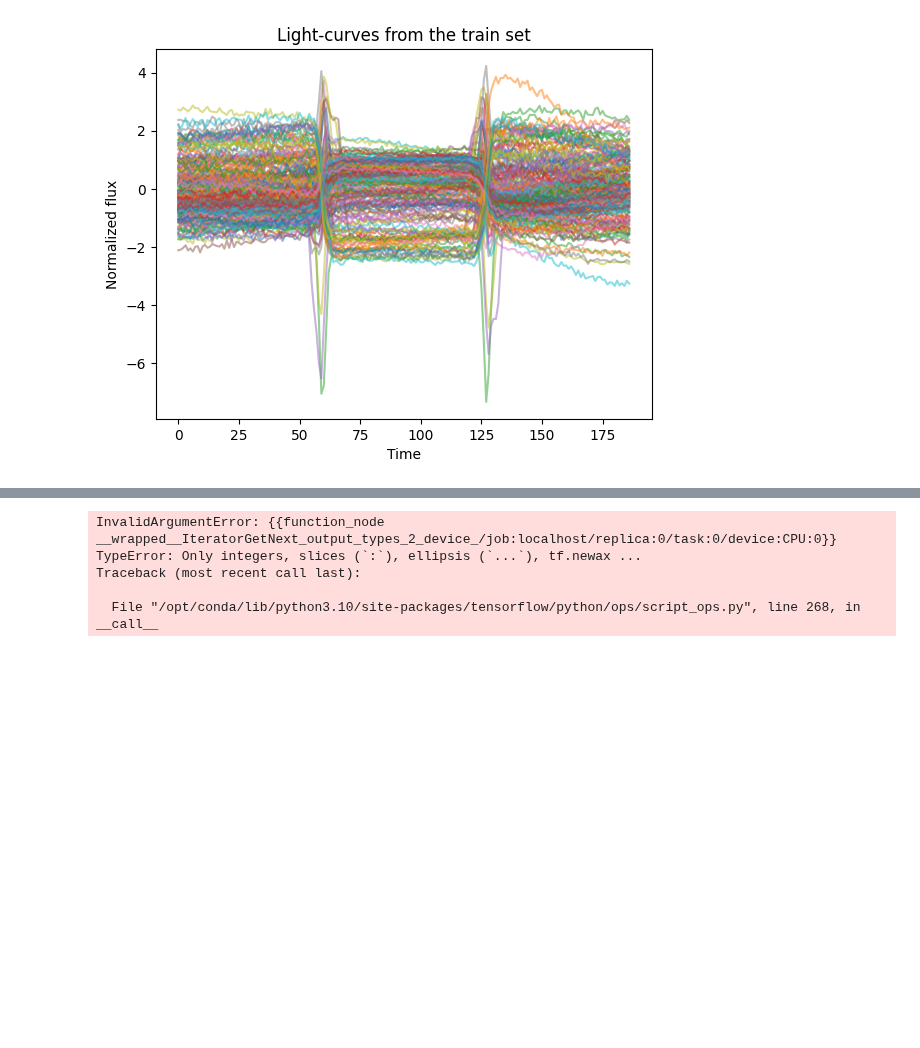
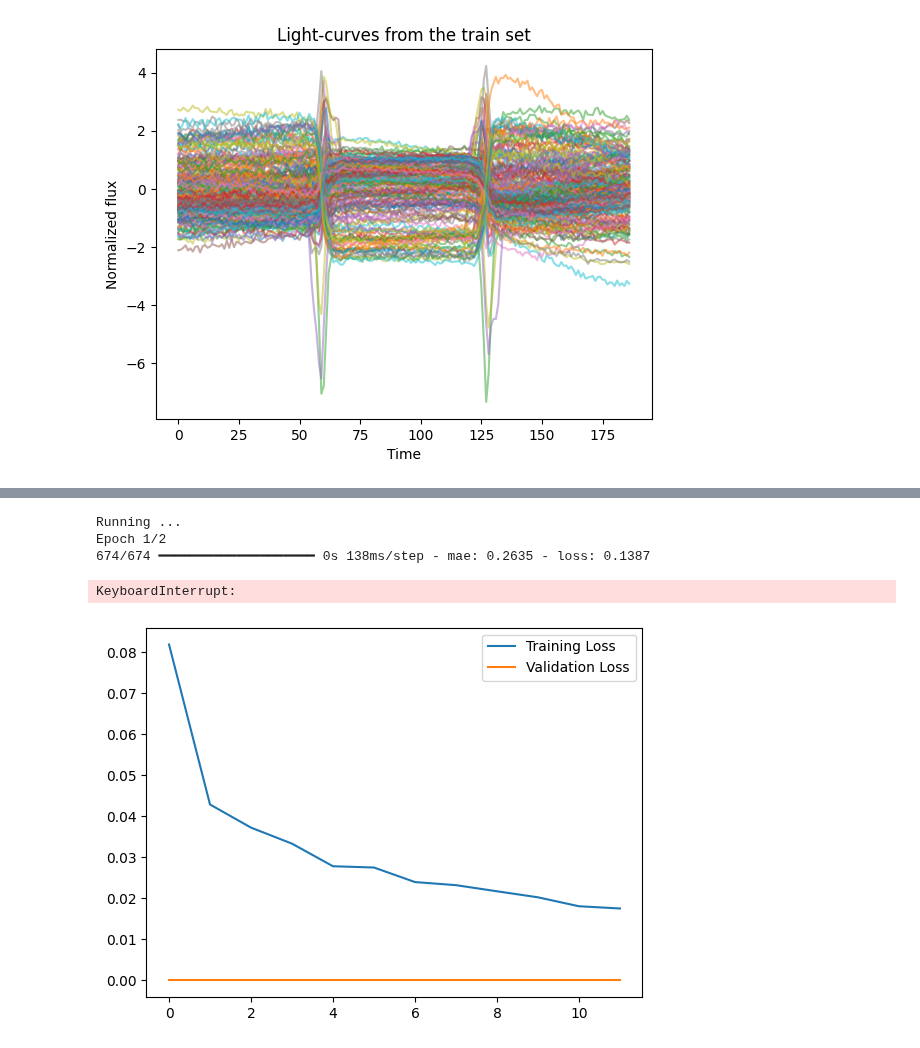
Before and after one commit to CedrickArmel/neurips_adc, a Jupyter notebook: 06-cay-neurips-main-kaggle-notebook.ipynb, the cells around one changed output, grey strips where cells are left out. Drawn from its saved outputs; the diff is of its cells as text; code cells hidden in the pictures; blank space fills up the shorter version.

```diff
--- a/06-cay-neurips-main-kaggle-notebook.ipynb
+++ b/06-cay-neurips-main-kaggle-notebook.ipynb
@@ -163,0 +191,3 @@ fit_mean_dataset_test = tf.data.Dataset.from_tensor_slices(
+# %%
+for e in raw_dataset.take(1):
+    ex = e
@@ -295,0 +335,26 @@ class FitMeanModel(tf.keras.Model):
+# %%
+strategy = tf.distribute.MirroredStrategy()
+dist_fit_mean_dataset_train = strategy.experimental_distribute_dataset(fit_mean_dataset_train)
+dist_fit_mean_dataset_test = strategy.experimental_distribute_dataset(fit_mean_dataset_train)
+with strategy.scope():
+    input_wc = Input(shape=(187, 1))  # None for sequence length to support variable-length sequences
+    x = Conv1D(32, 3, activation="relu")(input_wc)
+    x = MaxPooling1D()(x)
+    x = BatchNormalization()(x)
+    x = Conv1D(64, 3, activation="relu")(x)
+    x = MaxPooling1D()(x)
+    x = Conv1D(128, 3, activation="relu")(x)
+    x = MaxPooling1D()(x)
+    x = Conv1D(256, 3, activation="relu")(x)
+    x = MaxPooling1D()(x)
+
+    x = Flatten()(x)
+
+    x = Dense(500, activation="relu")(x)
+    x = Dropout(0.2)(x)
+    x = Dense(100, activation="relu")(x)
+    x = Dropout(0.1)(x)
+    output_wc = Dense(1, activation="linear")(x)
+    optimizer = SGD(0.001)
+    model_wc = FitMeanModel(inputs=input_wc, outputs=output_wc)
+    model_wc.compile(optimizer=optimizer, loss="mse", metrics=["mae"])
@@ -296,4 +365,3 @@ class FitMeanModel(tf.keras.Model):
 # %%
-model_wc = FitMeanModel()
 model_wc.summary()
 # %% [output]
@@ -419,8 +389,22 @@ test_ds = test_ds.map(lambda example: tf.py_function(
-# %%
-for e in train_ds.take(1):
-    print(e)
-# %% [output]
-InvalidArgumentError: {{function_node __wrapped__IteratorGetNext_output_types_2_device_/job:localhost/replica:0/task:0/device:CPU:0}} TypeError: Only integers, slices (`:`), ellipsis (`...`), tf.newax ...
-Traceback (most recent call last):
-
-  File "/opt/conda/lib/python3.10/site-packages/tensorflow/python/ops/script_ops.py", line 268, in __call__
+# %%
+print("Running ...")
+history = model_wc.fit(dist_fit_mean_dataset_train,
+                       validation_data=dist_fit_mean_dataset_test,
+                       steps_per_epoch=674,
+                       epochs=2,
+                       batch_size=10,
+                       verbose=1,
+                       callbacks=[model_ckt])
+print("Done.")
+# %% [output]
+Running ...
+Epoch 1/2
+674/674 ━━━━━━━━━━━━━━━━━━━━ 0s 138ms/step - mae: 0.2635 - loss: 0.1387
+KeyboardInterrupt:
+# %%
+plt.plot(history.history["loss"], label="Training Loss")
+plt.plot(history.history["val_loss"], label="Validation Loss")
+plt.legend()
+plt.show()
+# %% [output]
+[figure, added]
```
Also changed, not shown: parts of 20 cells of this notebook.
